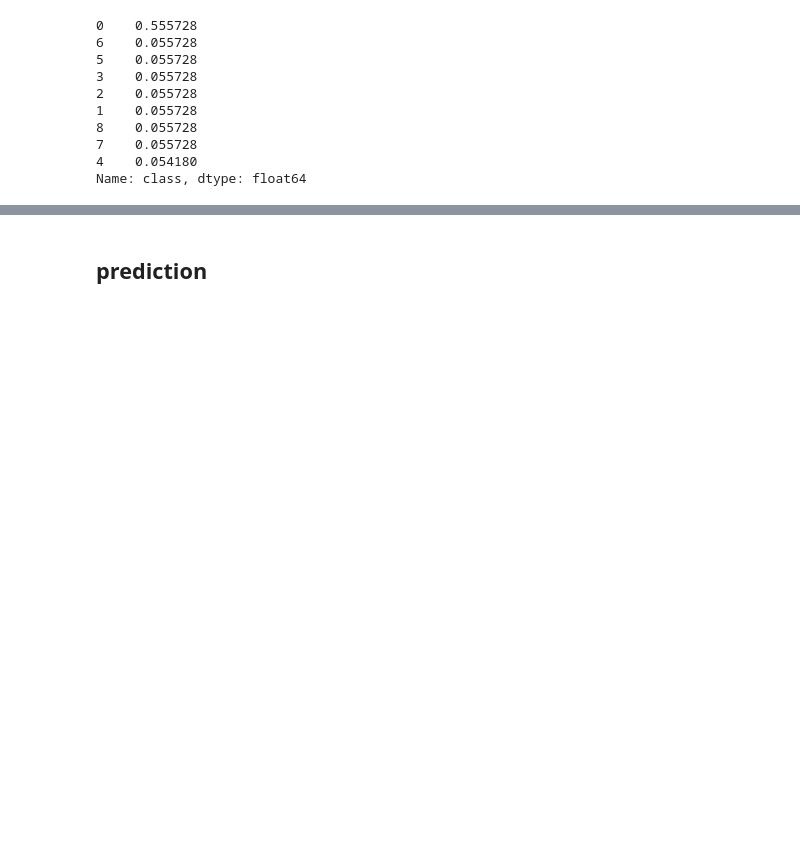
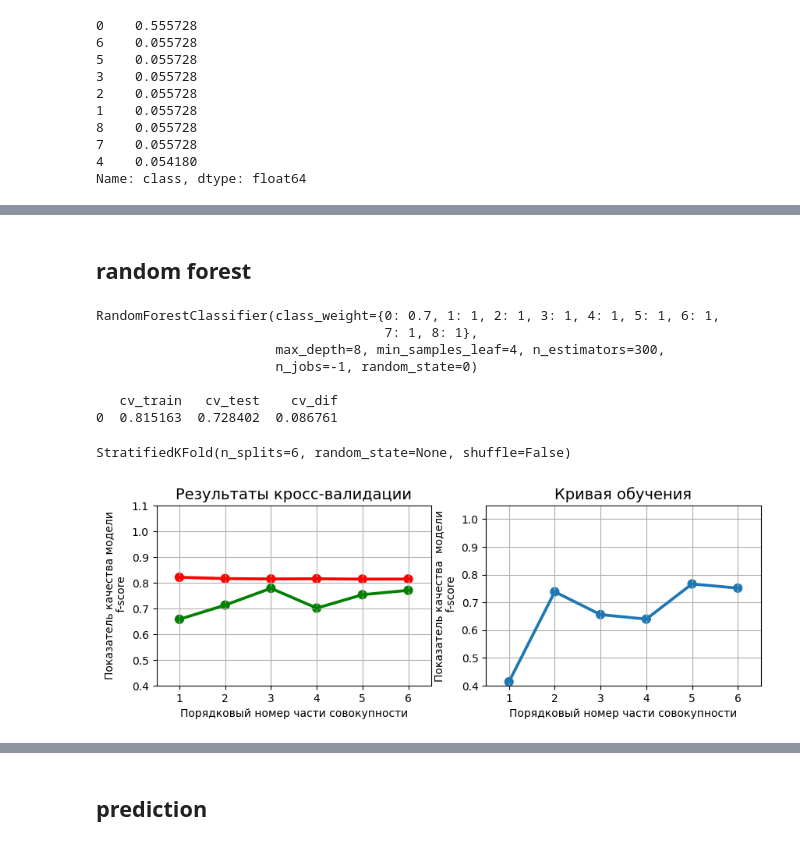
Before and after one commit to gesture-classification/test_task, a Jupyter notebook: notebooks/Project.ipynb, the cells around one changed output, grey strips where cells are left out. Cells and saved outputs as stored; diff of their text form; code cells hidden in the pictures; blank space fills up the shorter version.

```diff
--- a/notebooks/Project.ipynb
+++ b/notebooks/Project.ipynb
@@ -368,3 +375,29 @@ StratifiedKFold(n_splits=6, random_state=None, shuffle=False)
+# %% [markdown]
+## random forest
+# %%
+rf = RandomForestClassifier(
+    n_estimators=300,
+    min_samples_leaf=4,
+    max_depth=8,
+    #verbose=1,
+    n_jobs=-1,
+    class_weight=weights,
+    random_state=seed_value)
+
+stratified_cross_valid(rf, X_train_scaled, df_y_train['class'], 6, 'f1_macro')
+
+cv_splitter = StratifiedKFold(n_splits = 6)
+display(cv_splitter);
+# %% [output]
+RandomForestClassifier(class_weight={0: 0.7, 1: 1, 2: 1, 3: 1, 4: 1, 5: 1, 6: 1,
+                                     7: 1, 8: 1},
+                       max_depth=8, min_samples_leaf=4, n_estimators=300,
+                       n_jobs=-1, random_state=0)
+
+   cv_train   cv_test    cv_dif
+0  0.815163  0.728402  0.086761
+StratifiedKFold(n_splits=6, random_state=None, shuffle=False)
+[figure, added]
 # %%
 # # формируем данные для многоклассовой классификации, где берем данные, где был совершен жест.
 # not_open_indexes = y_test["class"][y_test["class"] > 0].index
```
Also changed, not shown: parts of 15 cells of this notebook, 1 other file.
